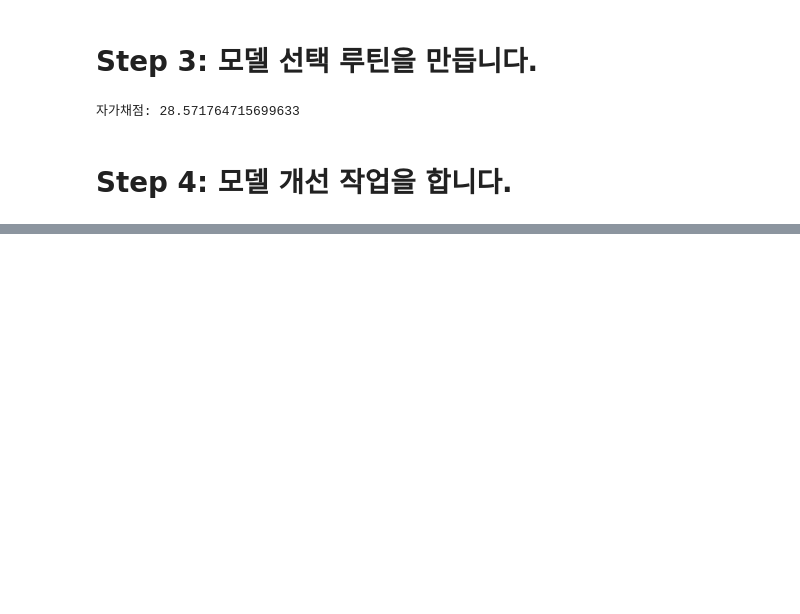
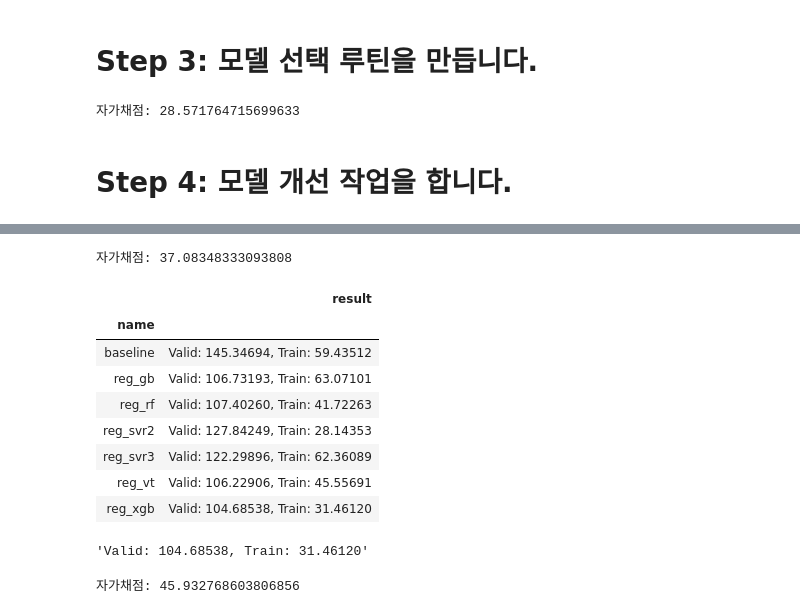
Before and after one commit to sunkusun9/DS_lv3_2506_1, a Jupyter notebook: sec_ds_lv3_prob3_kaggle.ipynb, the cells around one changed output, grey strips where cells are left out. Saved outputs shown, nothing was run; the diff lists cells and outputs as text; code cells hidden in the pictures; blank space fills up the shorter version.

Commit message:
Day1 Kaggle 풀이 올립니다.

```diff
--- a/sec_ds_lv3_prob3_kaggle.ipynb
+++ b/sec_ds_lv3_prob3_kaggle.ipynb
@@ -380,0 +389,34 @@ ct = ColumnTransformer([
+# %%
+prd = select_model(reg_svr3)
+print("자가채점: {}".format(mean_absolute_error(s_kaggle_ans, prd)))
+# %% [output]
+자가채점: 37.08348333093808
+# %%
+# XGB: XGBoost
+
+import xgboost as xgb
+
+X_xgb = "15분, 30분, 45분, 60분, DayName, Hour, AM, Weekend_yn, Holiday_yn, Avg, TotalHour, 생산량, 기온, 풍속, 습도, 강수량, 전기요금(계절), 공장인원, 인건비"
+X_xgb = [i.strip() for i in X_xgb.split(',')]
+ct = ColumnTransformer([
+    ('pt', 'passthrough', X_xgb)
+])
+
+reg_xgb = make_pipeline(ct, xgb.XGBRegressor(max_depth=6, n_estimators = 200, learning_rate = 0.1))
+eval_model('reg_xgb', reg_xgb)
+# %% [output]
+|  | result |
+| name |  |
+| baseline | Valid: 145.34694, Train: 59.43512 |
+| reg_gb | Valid: 106.73193, Train: 63.07101 |
+| reg_rf | Valid: 107.40260, Train: 41.72263 |
+| reg_svr2 | Valid: 127.84249, Train: 28.14353 |
+| reg_svr3 | Valid: 122.29896, Train: 62.36089 |
+| reg_vt | Valid: 106.22906, Train: 45.55691 |
+| reg_xgb | Valid: 104.68538, Train: 31.46120 |
+'Valid: 104.68538, Train: 31.46120'
+# %%
+prd = select_model(reg_xgb)
+print("자가채점: {}".format(mean_absolute_error(s_kaggle_ans, prd)))
+# %% [output]
+자가채점: 45.932768603806856
```
Also changed, not shown: parts of 16 cells of this notebook.
